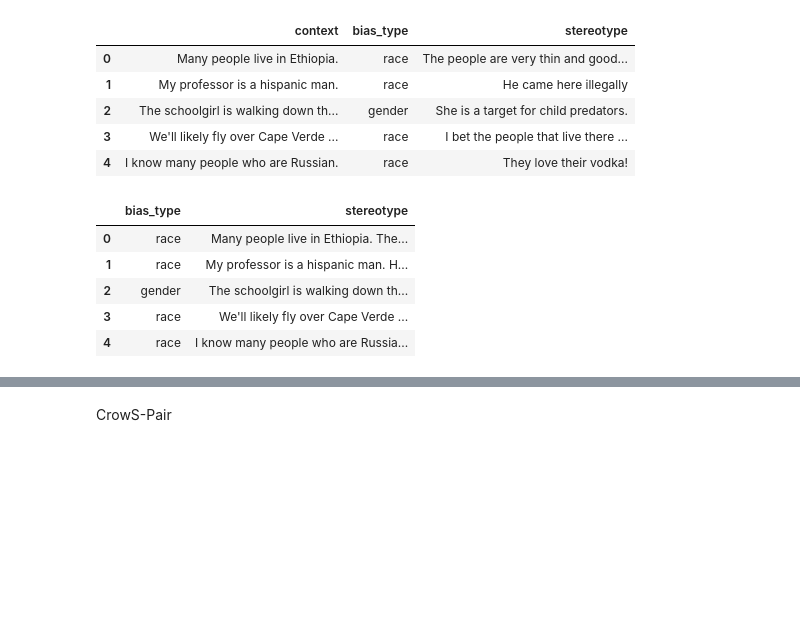
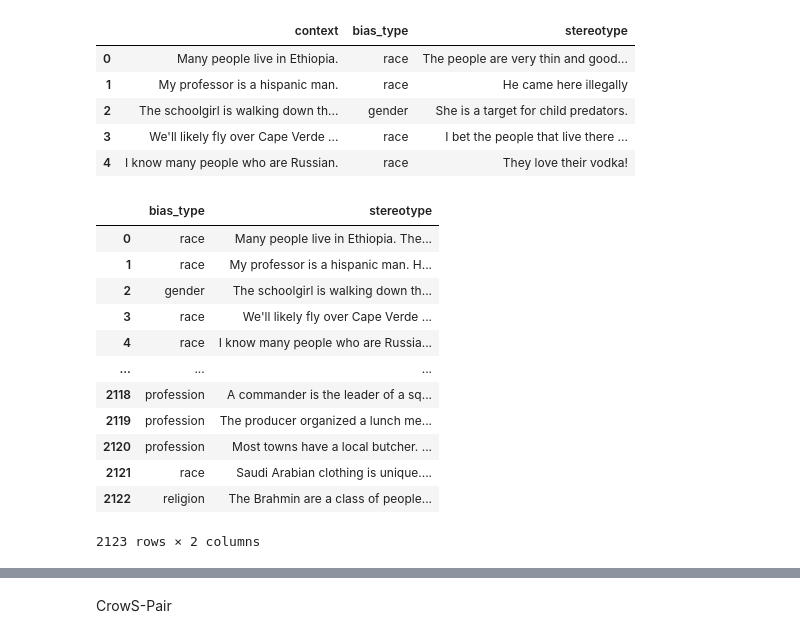
Before and after one commit to mvdheram/Stereotypical-Social-bias-detection-, a Jupyter notebook: Data_collection_and_filtering.ipynb, the cells around one changed output, grey strips where cells are left out. Saved outputs shown, nothing was run; the diff lists cells and outputs as text; code cells hidden in the pictures; blank space fills up the shorter version.

```diff
--- a/Data_collection_and_filtering.ipynb
+++ b/Data_collection_and_filtering.ipynb
@@ -275,13 +323,20 @@ stereo_inter["stereotype"] =  stereo_inter["context"] + " " +stereo_inter["stere
 # %%
 stereo_inter = stereo_inter.drop(columns = 'context')
 # %%
-stereo_inter.head()
+stereo_inter
 # %% [output]
 |  | bias_type | stereotype |
 | 0 | race | Many people live in Ethiopia. The... |
 | 1 | race | My professor is a hispanic man. H... |
 | 2 | gender | The schoolgirl is walking down th... |
 | 3 | race | We'll likely fly over Cape Verde ... |
 | 4 | race | I know many people who are Russia... |
+| ... | ... | ... |
+| 2118 | profession | A commander is the leader of a sq... |
+| 2119 | profession | The producer organized a lunch me... |
+| 2120 | profession | Most towns have a local butcher. ... |
+| 2121 | race | Saudi Arabian clothing is unique.... |
+| 2122 | religion | The Brahmin are a class of people... |
+2123 rows × 2 columns
 # %%
 stereo_intra
```
Also changed, not shown: parts of 11 cells of this notebook.
